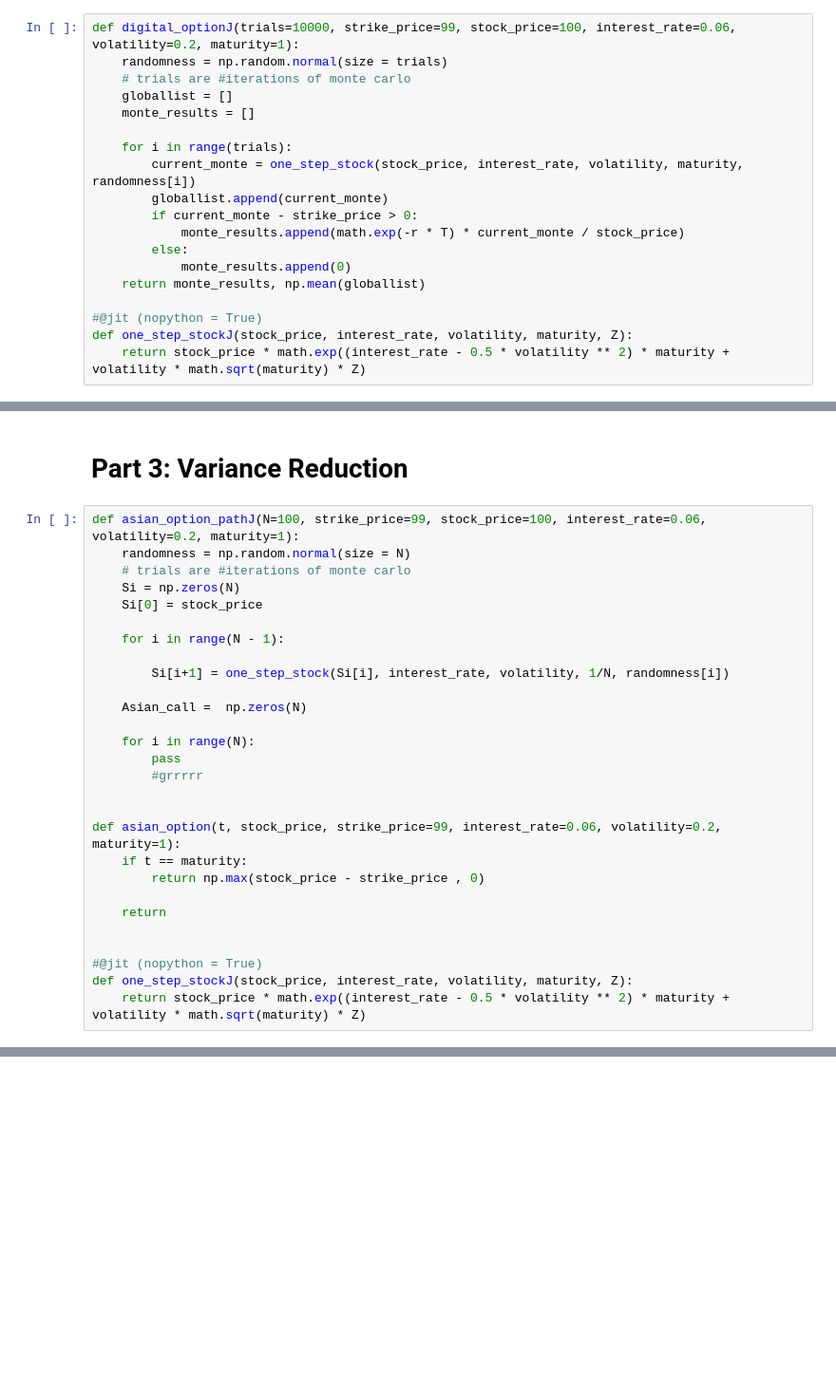
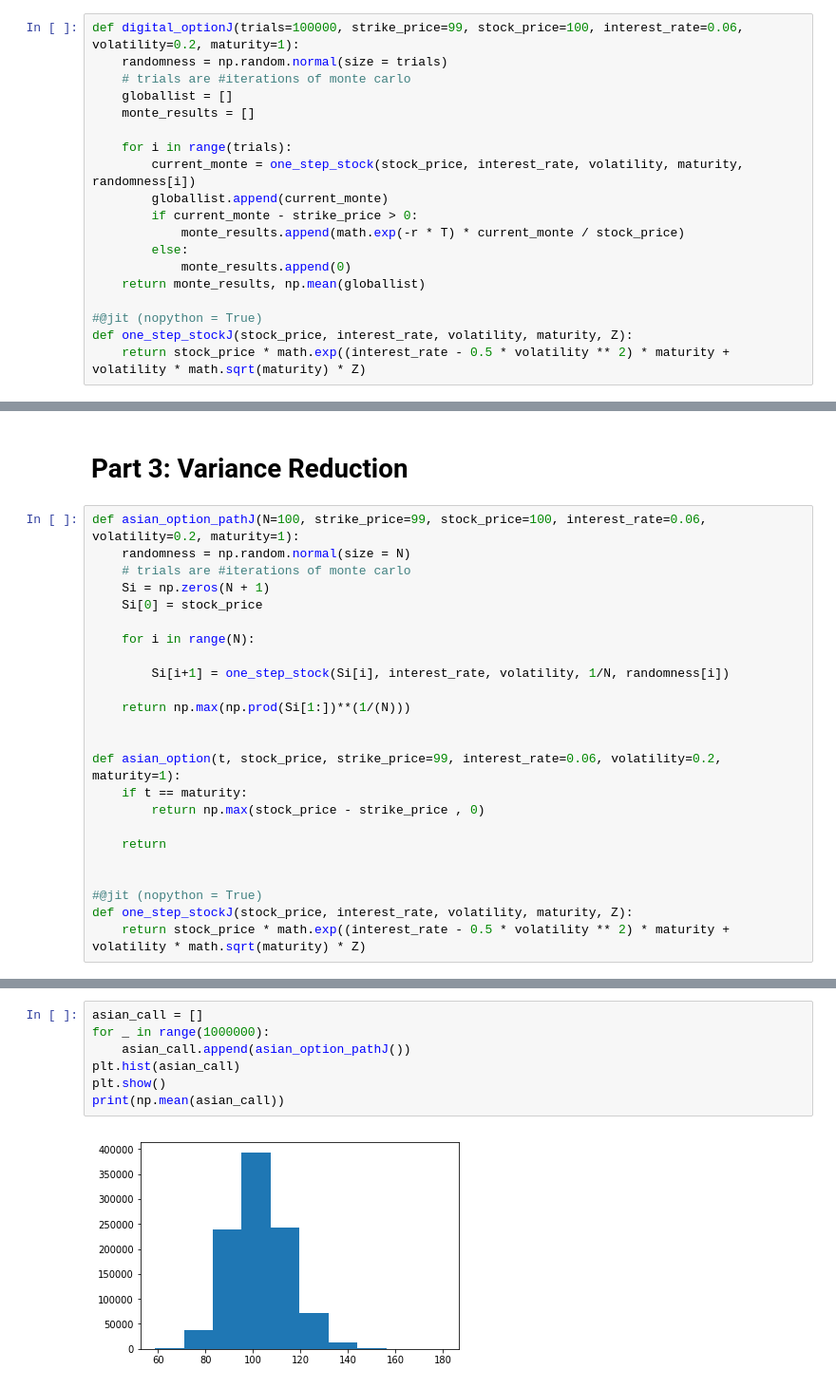
Before and after one commit to RomyM08/Comp_finance, a Jupyter notebook: Assignment2/Assignment2.ipynb, the cells around one changed output, grey strips where cells are left out. Shown: that part at 95% size. Cells and saved outputs as stored; diff of their text form; blank space fills up the shorter version.

```diff
--- a/Assignment2/Assignment2.ipynb
+++ b/Assignment2/Assignment2.ipynb
@@ -369,7 +369,7 @@ plt.hist(experiment2(0.0))
  <a list of 10 Patch objects>)
 [figure]
 # %%
-def digital_optionJ(trials=10000, strike_price=99, stock_price=100, interest_rate=0.06, volatility=0.2, maturity=1):
+def digital_optionJ(trials=100000, strike_price=99, stock_price=100, interest_rate=0.06, volatility=0.2, maturity=1):
     randomness = np.random.normal(size = trials)
     # trials are #iterations of monte carlo
     globallist = []
@@ -402,18 +402,14 @@ plt.show()
 def asian_option_pathJ(N=100, strike_price=99, stock_price=100, interest_rate=0.06, volatility=0.2, maturity=1):
     randomness = np.random.normal(size = N)
     # trials are #iterations of monte carlo
-    Si = np.zeros(N)
+    Si = np.zeros(N + 1)
     Si[0] = stock_price
 
-    for i in range(N - 1):
+    for i in range(N):
 
         Si[i+1] = one_step_stock(Si[i], interest_rate, volatility, 1/N, randomness[i])
 
-    Asian_call =  np.zeros(N)
-
-    for i in range(N):
-        pass
-        #grrrrr
+    return np.max(np.prod(Si[1:])**(1/(N)))
 
 
 def asian_option(t, stock_price, strike_price=99, interest_rate=0.06, volatility=0.2, maturity=1):
@@ -448,0 +425,9 @@ array([100.        ,  98.57155113,  96.97646857,  98.51286497,
+# %%
+asian_call = []
+for _ in range(1000000):
+    asian_call.append(asian_option_pathJ())
+plt.hist(asian_call)
+plt.show()
+print(np.mean(asian_call))
+# %% [output]
+[figure, added]
```
Also changed, not shown: parts of 4 cells of this notebook.
